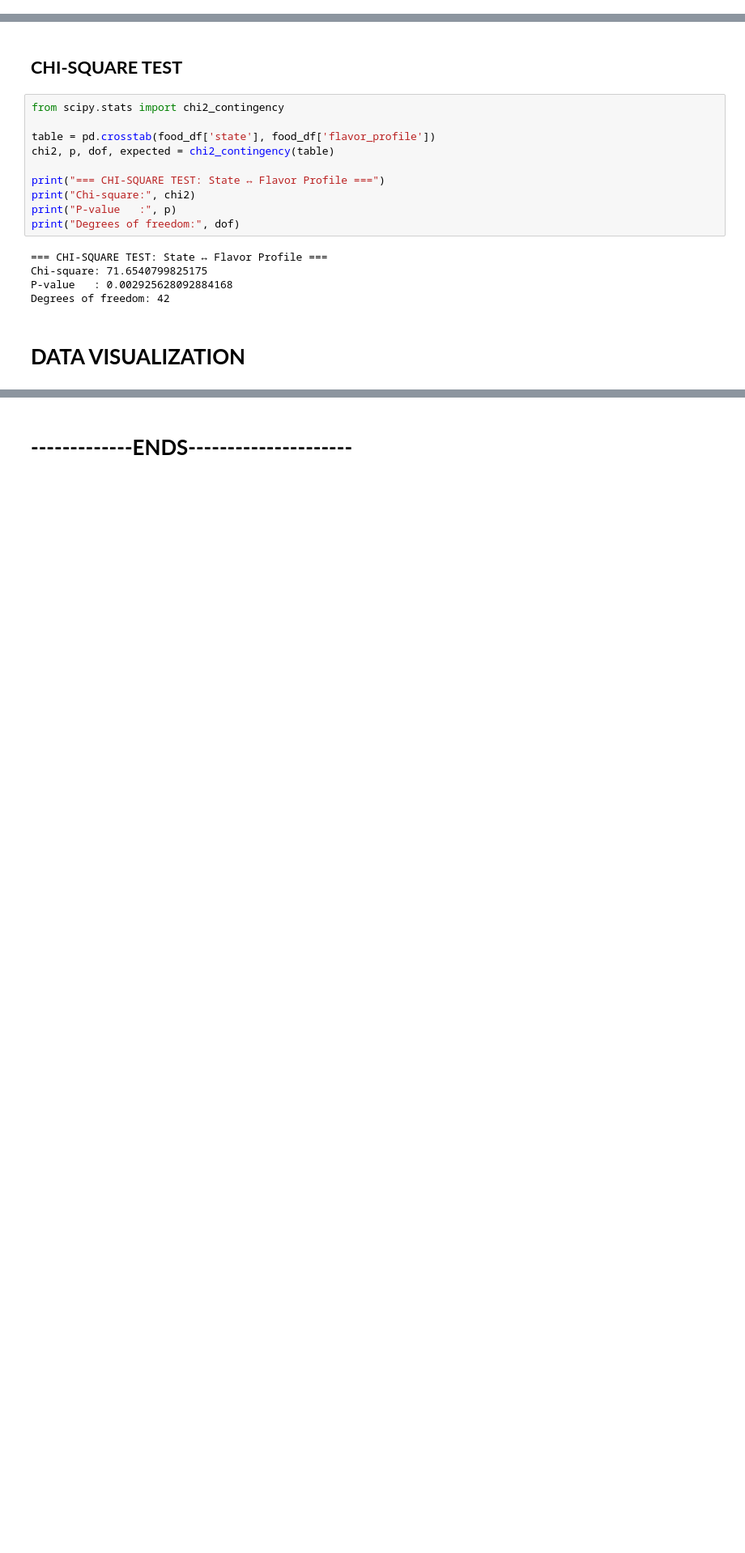
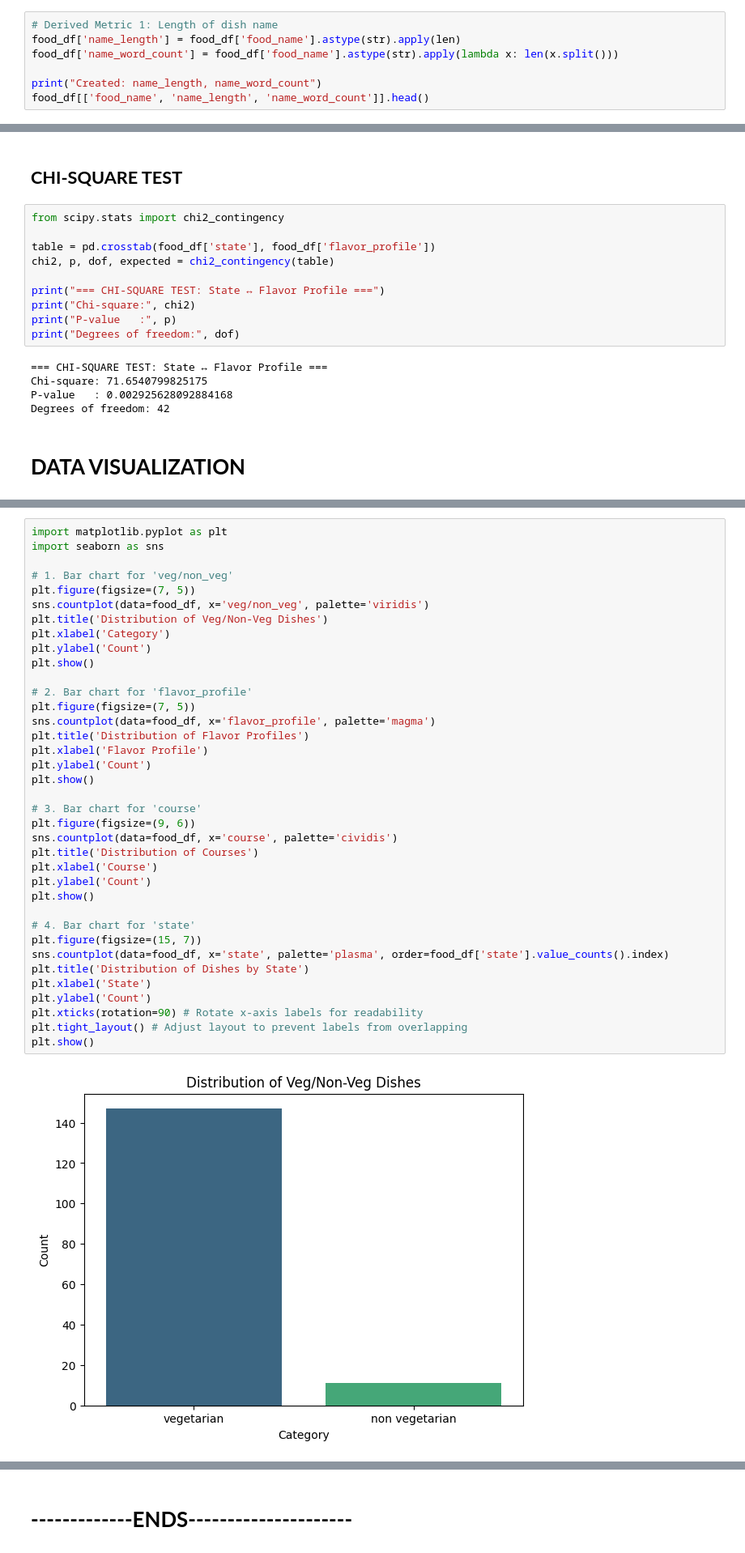
Before and after one commit to dhanush46infotech-debug/food_data, a Jupyter notebook: FOODDATA.ipynb, the cells around one changed output, grey strips where cells are left out. Shown: that part at 81% size. Saved outputs shown, nothing was run; the diff lists cells and outputs as text; blank space fills up the shorter version.

```diff
--- a/FOODDATA.ipynb
+++ b/FOODDATA.ipynb
@@ -514,3 +524,10 @@ Column: name_word_count
 Mean   : 1.63125
 Median : 2.0
 Mode   : 1
+# %%
+# Derived Metric 1: Length of dish name
+food_df['name_length'] = food_df['food_name'].astype(str).apply(len)
+food_df['name_word_count'] = food_df['food_name'].astype(str).apply(lambda x: len(x.split()))
+
+print("Created: name_length, name_word_count")
+food_df[['food_name', 'name_length', 'name_word_count']].head()
@@ -657,0 +619,39 @@ plt.show()
+# %%
+import matplotlib.pyplot as plt
+import seaborn as sns
+
+# 1. Bar chart for 'veg/non_veg'
+plt.figure(figsize=(7, 5))
+sns.countplot(data=food_df, x='veg/non_veg', palette='viridis')
+plt.title('Distribution of Veg/Non-Veg Dishes')
+plt.xlabel('Category')
+plt.ylabel('Count')
+plt.show()
+
+# 2. Bar chart for 'flavor_profile'
+plt.figure(figsize=(7, 5))
+sns.countplot(data=food_df, x='flavor_profile', palette='magma')
+plt.title('Distribution of Flavor Profiles')
+plt.xlabel('Flavor Profile')
+plt.ylabel('Count')
+plt.show()
+
+# 3. Bar chart for 'course'
+plt.figure(figsize=(9, 6))
+sns.countplot(data=food_df, x='course', palette='cividis')
+plt.title('Distribution of Courses')
+plt.xlabel('Course')
+plt.ylabel('Count')
+plt.show()
+
+# 4. Bar chart for 'state'
+plt.figure(figsize=(15, 7))
+sns.countplot(data=food_df, x='state', palette='plasma', order=food_df['state'].value_counts().index)
+plt.title('Distribution of Dishes by State')
+plt.xlabel('State')
+plt.ylabel('Count')
+plt.xticks(rotation=90) # Rotate x-axis labels for readability
+plt.tight_layout() # Adjust layout to prevent labels from overlapping
+plt.show()
+# %% [output]
+[figure, added]
```
Also changed, not shown: parts of 34 cells of this notebook.
